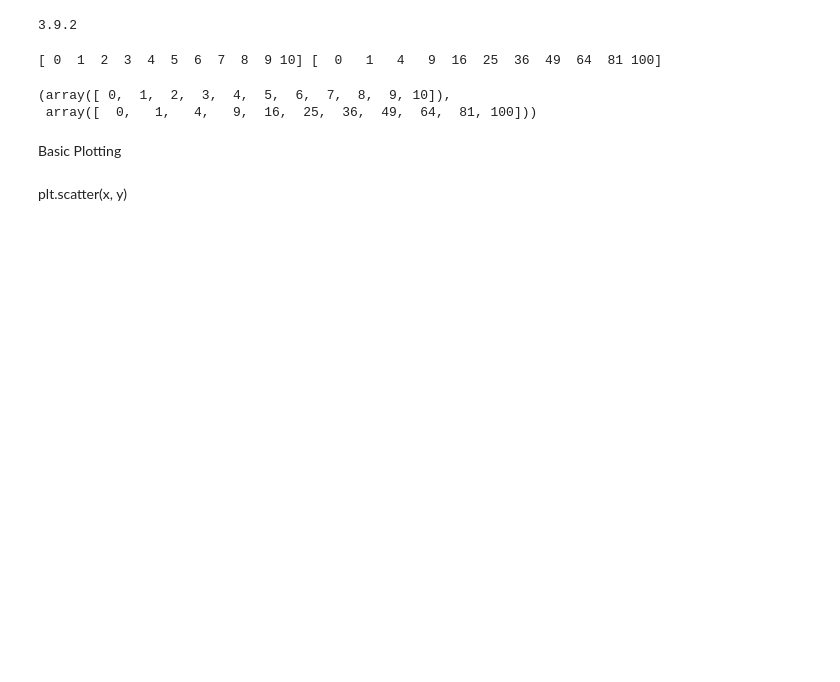
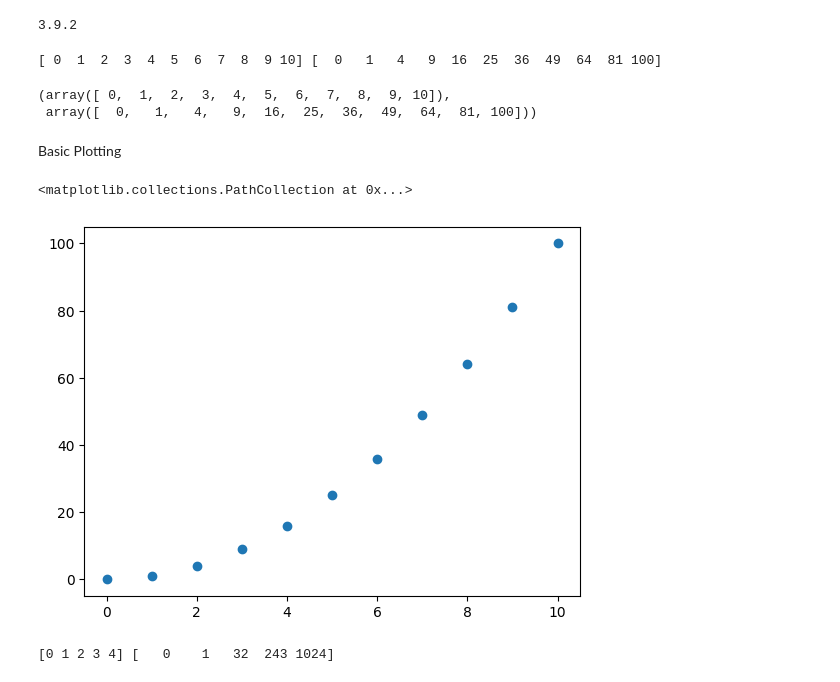
Before and after one commit to RaisulislamRimon/data-science-notes, a Jupyter notebook: module_8/module_8_class/class_1/1_data_visualization.ipynb, the cells around one changed output. Saved outputs shown, nothing was run; the diff lists cells and outputs as text; code cells hidden in the pictures; blank space fills up the shorter version.

```diff
--- a/module_8/module_8_class/class_1/1_data_visualization.ipynb
+++ b/module_8/module_8_class/class_1/1_data_visualization.ipynb
@@ -22,5 +22,14 @@ x, y
  array([  0,   1,   4,   9,  16,  25,  36,  49,  64,  81, 100]))
 # %% [markdown]
 Basic Plotting
-# %% [markdown]
-plt.scatter(x, y)
+# %%
+plt.scatter(x, y)
+# %% [output]
+<matplotlib.collections.PathCollection at 0x...>
+[figure, added]
+# %%
+a = np.arange(5)
+b = a ** 5
+print(a, b)
+# %% [output]
+[0 1 2 3 4] [   0    1   32  243 1024]
```
Also changed, not shown: parts of 3 cells of this notebook.
